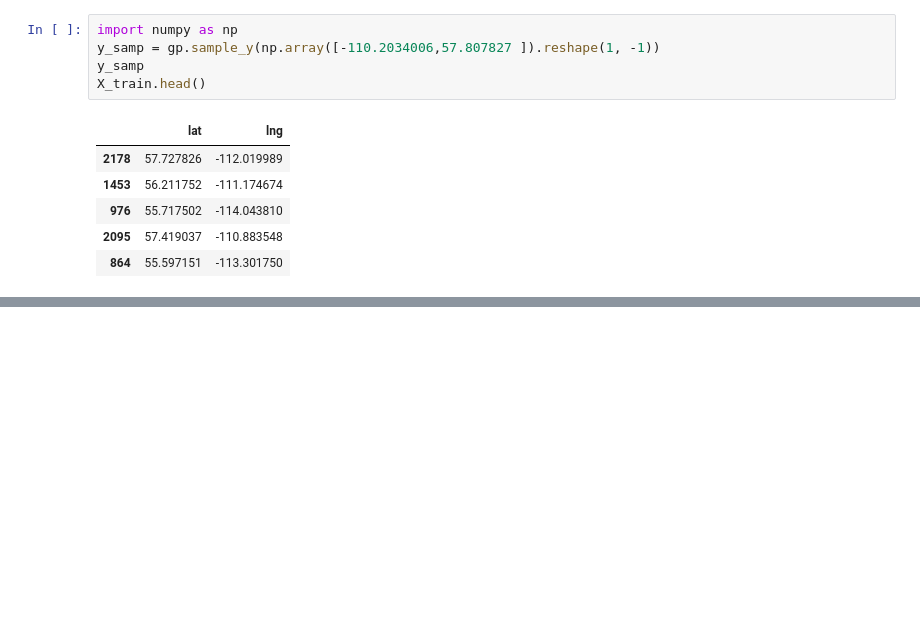
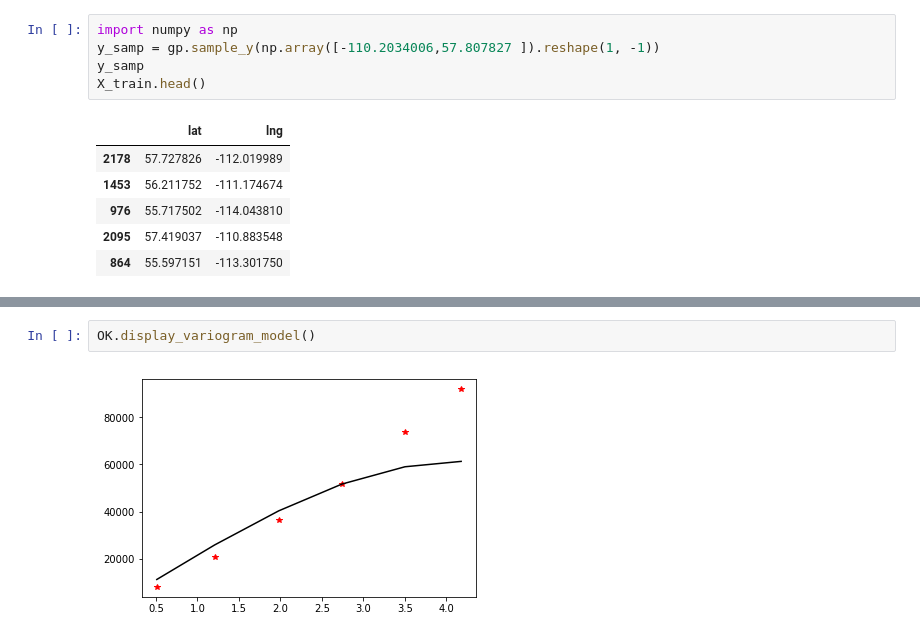
Before and after one commit to nshea3/athabasca-data, a Jupyter notebook: top_mcmurray.ipynb, the cells around one changed output, grey strips where cells are left out. Drawn from its saved outputs; the diff is of its cells as text; blank space fills up the shorter version.

```diff
--- a/top_mcmurray.ipynb
+++ b/top_mcmurray.ipynb
@@ -171,0 +191,4 @@ fig.colorbar(contour_plot)
+# %%
+OK.display_variogram_model()
+# %% [output]
+[figure, added]
```
Also changed, not shown: parts of 14 cells of this notebook, 2 other files.
